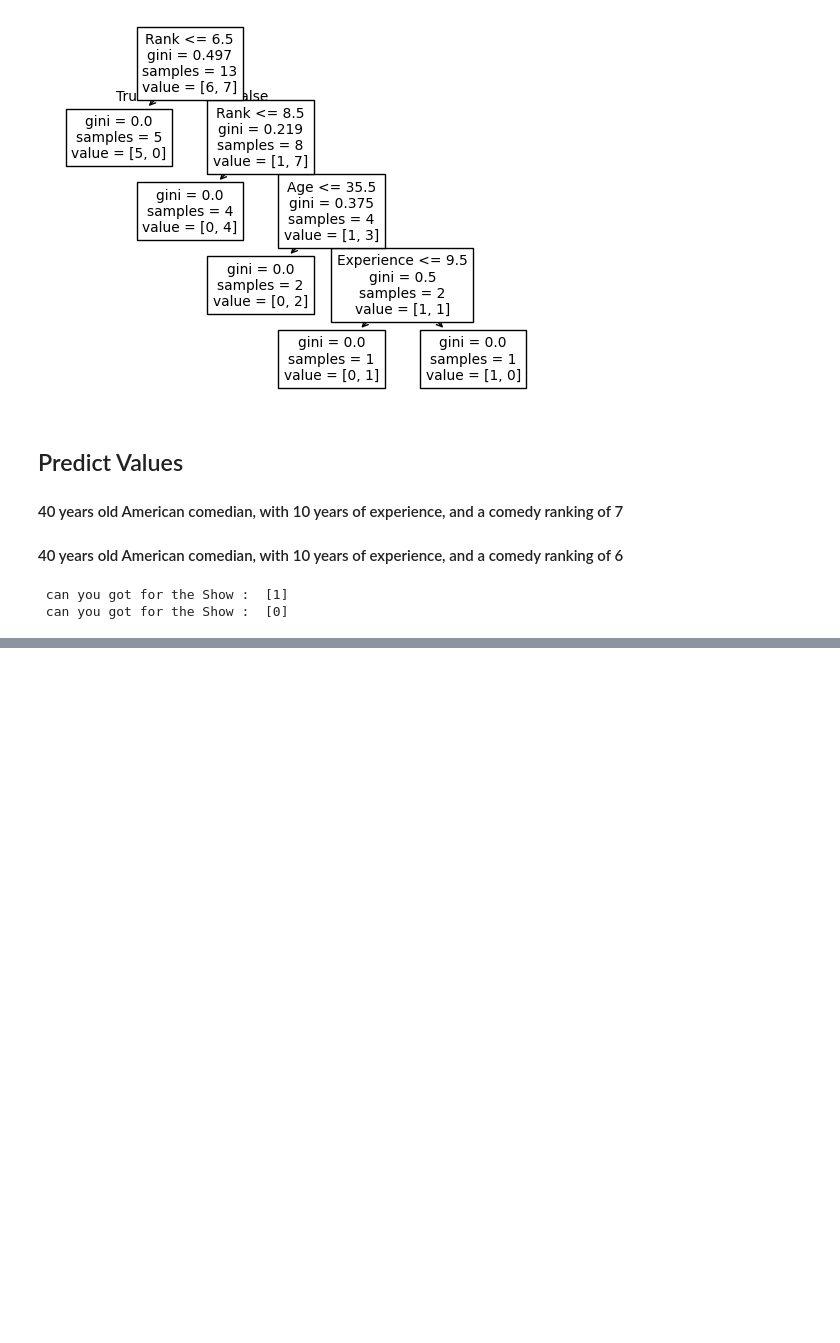
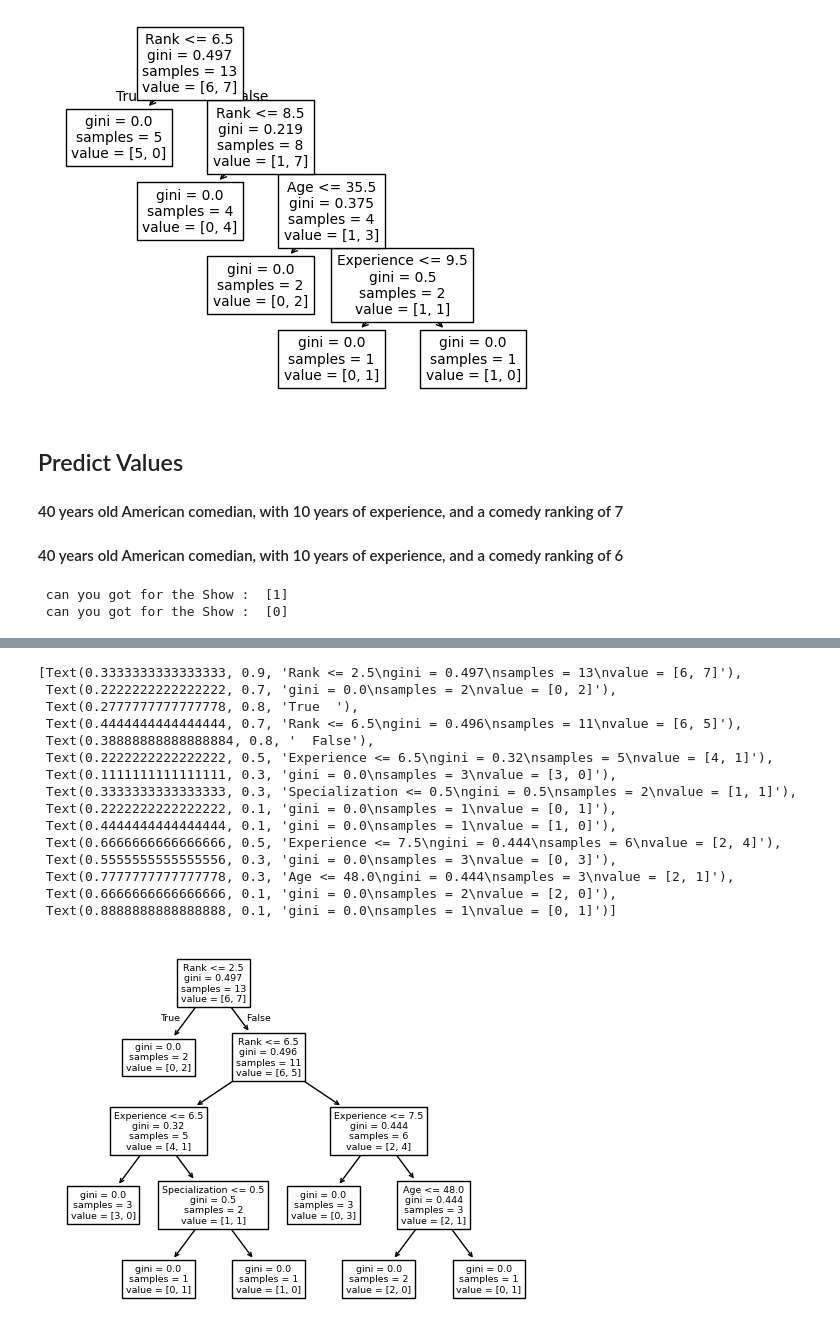
Before and after one commit to DS-Advanced/ML-DL, a Jupyter notebook: ML_Examples.ipynb, the cells around one changed output, grey strips where cells are left out. Drawn from its saved outputs; the diff is of its cells as text; code cells hidden in the pictures; blank space fills up the shorter version.

```diff
--- a/ML_Examples.ipynb
+++ b/ML_Examples.ipynb
@@ -449,0 +484,38 @@ print(" can you got for the Show : ",dtree.predict([[40, 10, 6, 1]]))
+# %%
+import pandas
+from sklearn import tree
+from sklearn.tree import DecisionTreeClassifier
+import matplotlib.pyplot as plt
+
+df = pandas.read_csv("doctor.csv")
+
+d = {'physician': 0, 'surgeon': 1, 'others': 2}
+df['Specialization'] = df['Specialization'].map(d)
+d = {'YES': 1, 'NO': 0}
+df['Visit'] = df['Visit'].map(d)
+
+features = ['Age', 'Experience', 'Rank', 'Specialization']
+X = df[features]
+y = df['Visit']
+
+dtree = DecisionTreeClassifier()
+dtree = dtree.fit(X, y)
+
+tree.plot_tree(dtree, feature_names=features)
+# %% [output]
+[Text(0.3333333333333333, 0.9, 'Rank <= 2.5\ngini = 0.497\nsamples = 13\nvalue = [6, 7]'),
+ Text(0.2222222222222222, 0.7, 'gini = 0.0\nsamples = 2\nvalue = [0, 2]'),
+ Text(0.2777777777777778, 0.8, 'True  '),
+ Text(0.4444444444444444, 0.7, 'Rank <= 6.5\ngini = 0.496\nsamples = 11\nvalue = [6, 5]'),
+ Text(0.38888888888888884, 0.8, '  False'),
+ Text(0.2222222222222222, 0.5, 'Experience <= 6.5\ngini = 0.32\nsamples = 5\nvalue = [4, 1]'),
+ Text(0.1111111111111111, 0.3, 'gini = 0.0\nsamples = 3\nvalue = [3, 0]'),
+ Text(0.3333333333333333, 0.3, 'Specialization <= 0.5\ngini = 0.5\nsamples = 2\nvalue = [1, 1]'),
+ Text(0.2222222222222222, 0.1, 'gini = 0.0\nsamples = 1\nvalue = [0, 1]'),
+ Text(0.4444444444444444, 0.1, 'gini = 0.0\nsamples = 1\nvalue = [1, 0]'),
+ Text(0.6666666666666666, 0.5, 'Experience <= 7.5\ngini = 0.444\nsamples = 6\nvalue = [2, 4]'),
+ Text(0.5555555555555556, 0.3, 'gini = 0.0\nsamples = 3\nvalue = [0, 3]'),
+ Text(0.7777777777777778, 0.3, 'Age <= 48.0\ngini = 0.444\nsamples = 3\nvalue = [2, 1]'),
+ Text(0.6666666666666666, 0.1, 'gini = 0.0\nsamples = 2\nvalue = [2, 0]'),
+ Text(0.8888888888888888, 0.1, 'gini = 0.0\nsamples = 1\nvalue = [0, 1]')]
+[figure, added]
```
Also changed, not shown: parts of 10 cells of this notebook.
